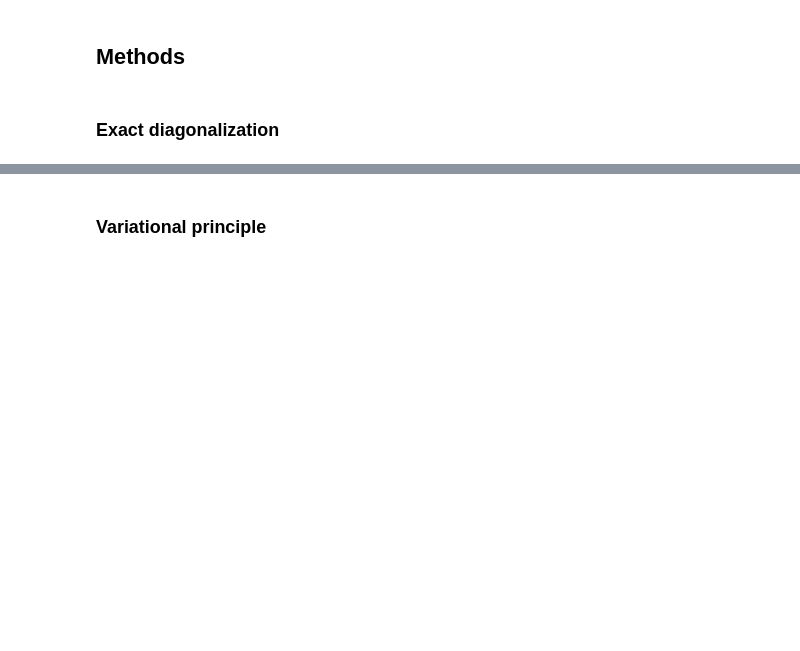
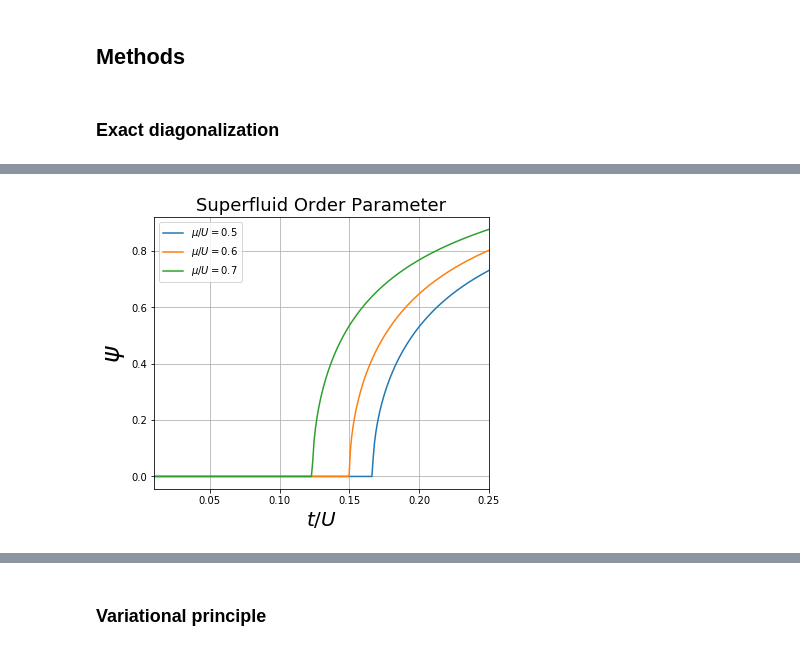
Before and after one commit to AlexanderHickey/PHYS581, a Jupyter notebook: Final project - Bose Hubbard/Final Project.ipynb, the cells around one changed output, grey strips where cells are left out. Saved outputs shown, nothing was run; the diff lists cells and outputs as text; code cells hidden in the pictures; blank space fills up the shorter version.

```diff
--- a/Final project - Bose Hubbard/Final Project.ipynb
+++ b/Final project - Bose Hubbard/Final Project.ipynb
@@ -133,0 +178,30 @@ for some $\beta_0,\beta_1,\ldots,\beta_N$. The Hamiltonian matrix is then numeri
+# %%
+#Set system parameters
+mulist = [0.5,0.6,0.7]
+tlist = np.linspace(0.01,0.25,250)
+
+#Array to records values of psi
+psilist = np.zeros((len(tlist)))
+
+#Create figure
+plt.figure(figsize=(6,5))
+
+#Iterate through system parameters
+for j in range(len(mulist)):
+    for k in range(len(tlist)):
+
+        #Compute psi using exact diagonalization
+        psilist[k] = exact_diag.find_psi(tlist[k],mulist[j])
+
+    #Plot result
+    plt.plot(tlist,psilist,label ='$\mu/U= ${}'.format(mulist[j]))
+
+plt.title('Superfluid Order Parameter',fontsize = 18)
+plt.xlim(np.min(tlist),np.max(tlist))
+plt.xlabel('$t/U$',fontsize = 20)
+plt.ylabel('$\psi$',fontsize = 25)
+plt.legend()
+plt.grid()
+plt.show()
+# %% [output]
+[figure, added]
```
Also changed, not shown: parts of 25 cells of this notebook, 5 other files.
